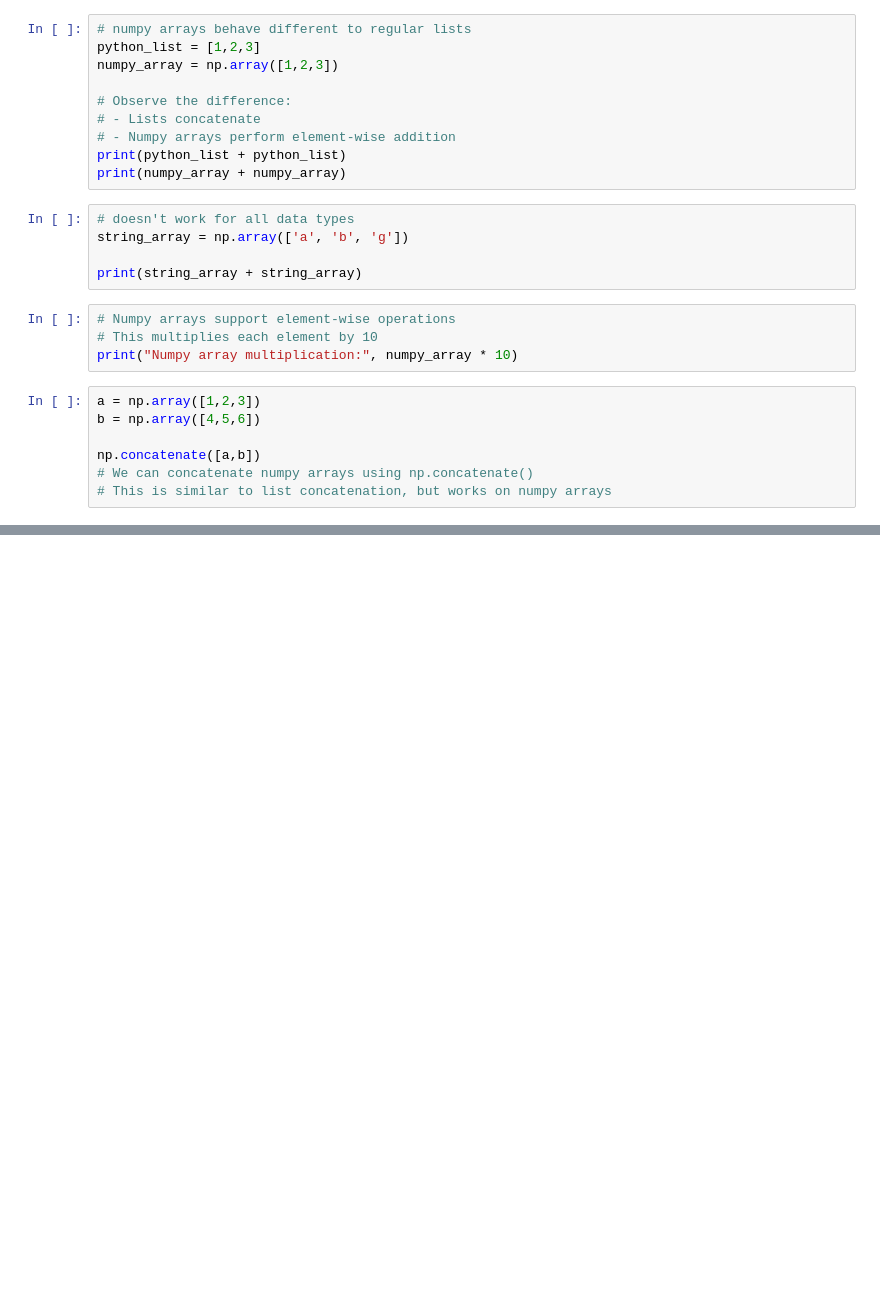
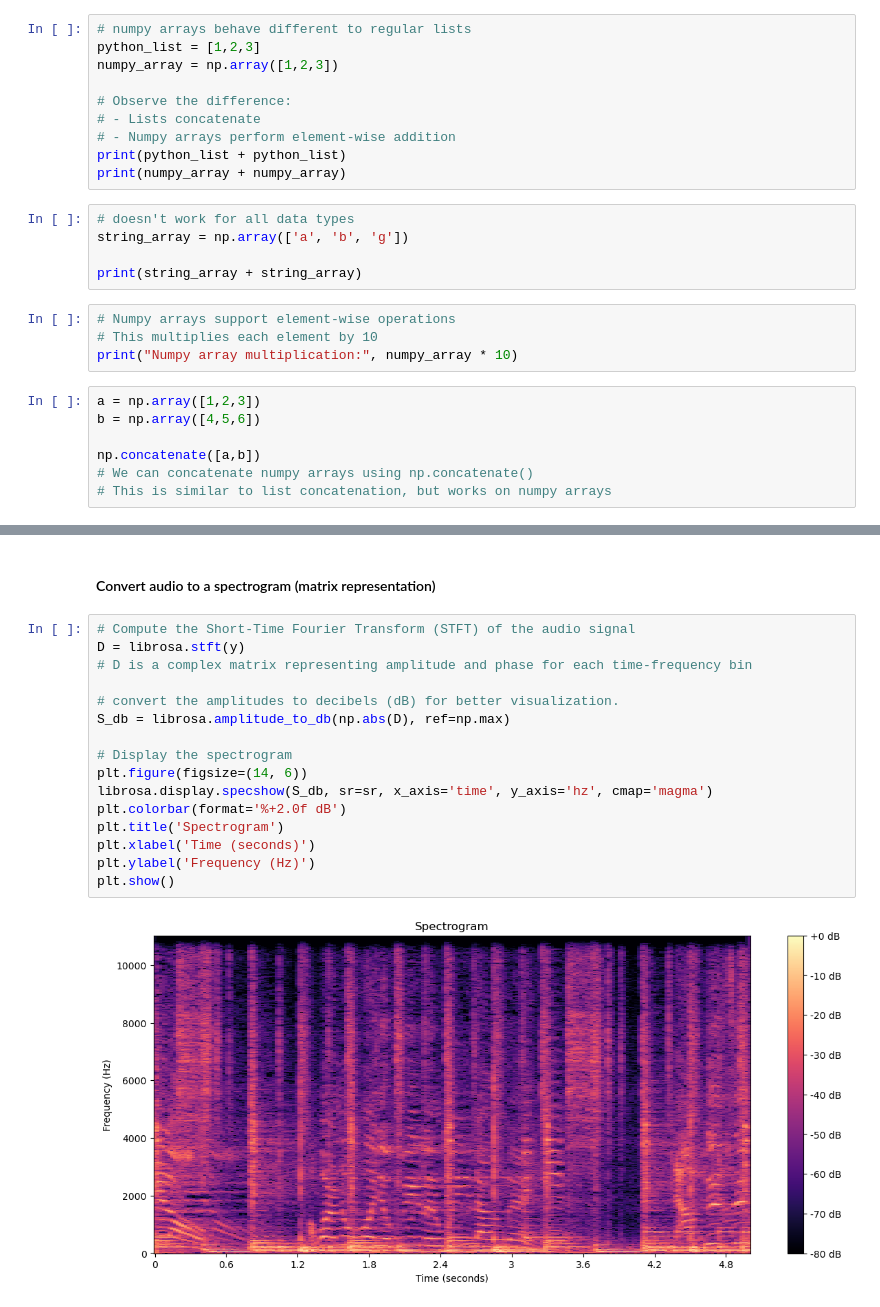
Before and after one commit to coralreefman/bca, a Jupyter notebook: notebooks/08_enter_the_matrix.ipynb, the cells around one changed output, grey strips where cells are left out. Saved outputs shown, nothing was run; the diff lists cells and outputs as text; blank space fills up the shorter version.

Commit message:
improved matrix nb

```diff
--- a/notebooks/08_enter_the_matrix.ipynb
+++ b/notebooks/08_enter_the_matrix.ipynb
@@ -60,0 +356,20 @@ np.concatenate([a,b])
+# %% [markdown]
+#### Convert audio to a spectrogram (matrix representation)
+# %%
+# Compute the Short-Time Fourier Transform (STFT) of the audio signal
+D = librosa.stft(y)
+# D is a complex matrix representing amplitude and phase for each time-frequency bin
+
+# convert the amplitudes to decibels (dB) for better visualization.
+S_db = librosa.amplitude_to_db(np.abs(D), ref=np.max)
+
+# Display the spectrogram
+plt.figure(figsize=(14, 6))
+librosa.display.specshow(S_db, sr=sr, x_axis='time', y_axis='hz', cmap='magma')
+plt.colorbar(format='%+2.0f dB')
+plt.title('Spectrogram')
+plt.xlabel('Time (seconds)')
+plt.ylabel('Frequency (Hz)')
+plt.show()
+# %% [output]
+[figure, added]
```
Also changed, not shown: parts of 52 cells of this notebook.
